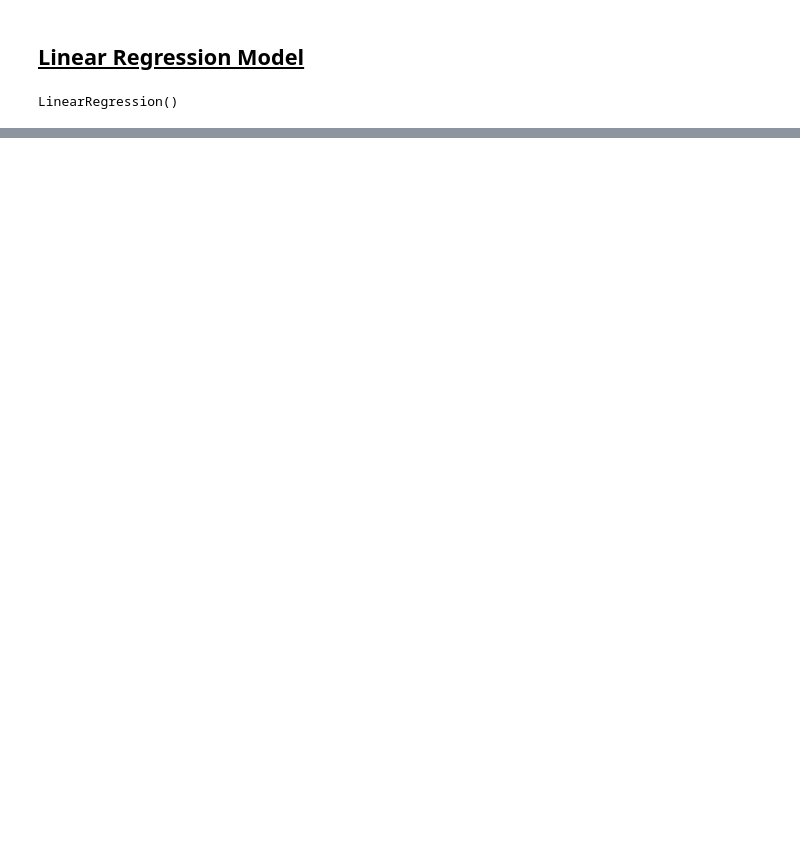
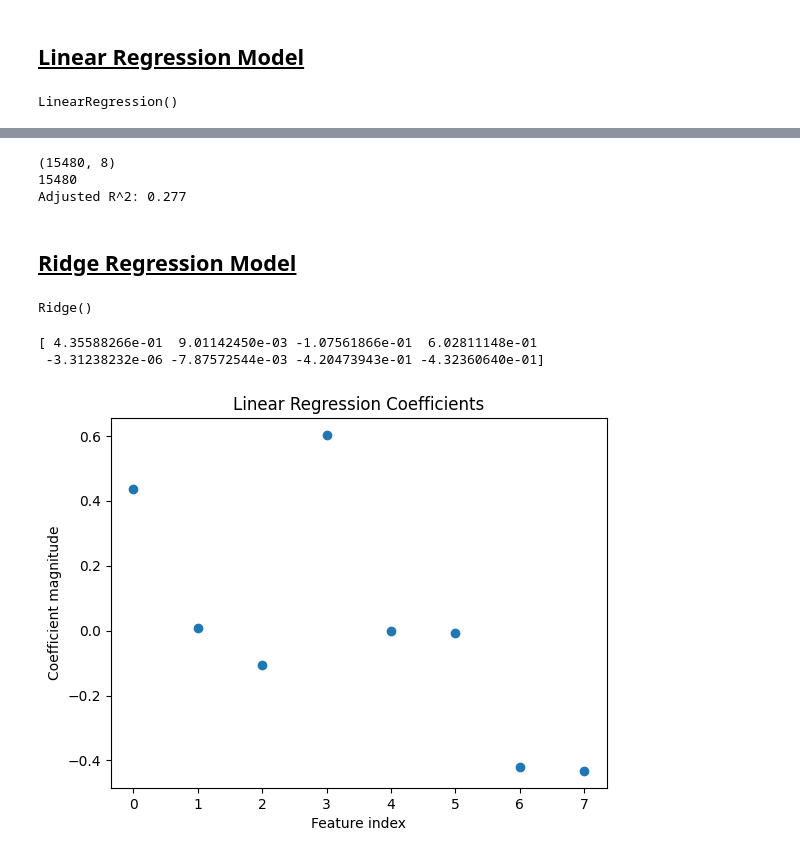
Before and after one commit to J-M-Bell/ML-Models, a Jupyter notebook: Supervised Learning/Boston Housing Market/CaliforniaHousingMarket.ipynb, the cells around one changed output, grey strips where cells are left out. Drawn from its saved outputs; the diff is of its cells as text; code cells hidden in the pictures; blank space fills up the shorter version.

```diff
--- a/Supervised Learning/Boston Housing Market/CaliforniaHousingMarket.ipynb
+++ b/Supervised Learning/Boston Housing Market/CaliforniaHousingMarket.ipynb
@@ -260,0 +291,9 @@ Adding PolynomialFeatures to model made it overfit the data
+# %%
+print(X_train.shape)
+print(len(y_train))
+adj_r2 = 1 - (1 - r2) * (len(y_train) - 1) / (len(y_train) - X_train.shape[1] - 1)
+print(f"Adjusted R^2: {adj_r2:.3f}")
+# %% [output]
+(15480, 8)
+15480
+Adjusted R^2: 0.277
@@ -260,0 +320,20 @@ Adding PolynomialFeatures to model made it overfit the data
+# %% [markdown]
+<h2><strong><u>Ridge Regression Model</u></strong></h2>
+# %%
+lr = Ridge()
+lr.fit(X_train, y_train)
+# %% [output]
+Ridge()
+# %%
+print(lr.coef_)
+# %% [output]
+[ 4.35588266e-01  9.01142450e-03 -1.07561866e-01  6.02811148e-01
+ -3.31238232e-06 -7.87572544e-03 -4.20473943e-01 -4.32360640e-01]
+# %%
+plt.scatter(range(len(lr.coef_)), lr.coef_)
+plt.xlabel("Feature index")
+plt.ylabel("Coefficient magnitude")
+plt.title("Linear Regression Coefficients")
+plt.show()
+# %% [output]
+[figure, added]
```
Also changed, not shown: parts of 20 cells of this notebook.
